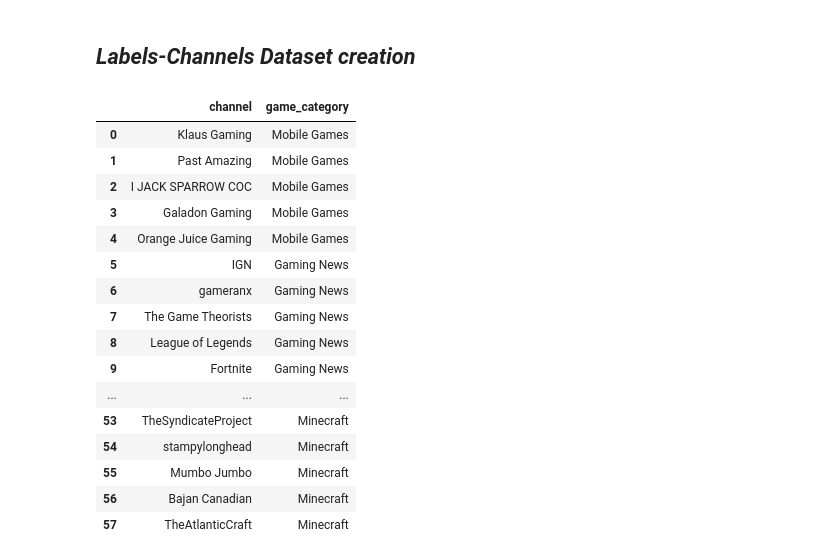
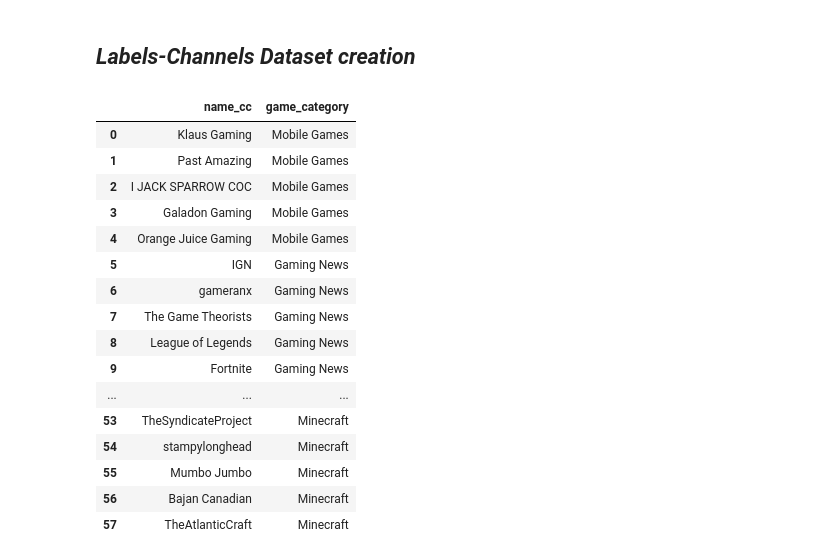
Before and after one commit to epfl-ada/ada-2023-project-analyticavengers2023, a Jupyter notebook: preprocessing.ipynb, the cells around one changed output. Drawn from its saved outputs; the diff is of its cells as text; code cells hidden in the pictures.

```diff
--- a/preprocessing.ipynb
+++ b/preprocessing.ipynb
@@ -24,35 +24,35 @@ pd.options.plotting.backend = "plotly"
 # %%
 # Channel names and their respective game categories
 channels_data = {
-    'channel': ['Klaus Gaming', 'Past Amazing', 'I JACK SPARROW COC', 'Galadon Gaming', 'Orange Juice Gaming',
+    'name_cc': ['Klaus Gaming', 'Past Amazing', 'I JACK SPARROW COC', 'Galadon Gaming', 'Orange Juice Gaming',
                 'IGN', 'gameranx', 'The Game Theorists', 'League of Legends', 'Fortnite', 'PlayStation',
                 'Rockstar Games', 'Clash Royale', 'Clash of Clans',
-                'LipsyJimmy', 'speedyw03', 'KjraGaming', 'XpertThief', 'DarkViperAU',
+                'LispyJimmy', 'speedyw03', 'KjraGaming', 'XpertThief', 'DarkViperAU',
                 'Pianta', 'SkinSpotlights', 'KingStix', 'Trick2G', 'MagikarpUsedFly',
                 'Miniminter', 'Castro1021', 'NepentheZ', 'AA9skillz', 'ZwebackHD', 'bateson87',
                 'MrDalekJD', 'FaZe Clan', 'RaidAway', 'TheXclusiveAce', 'TheGamingRevolution',
                 'Ninja', 'Ali-A', 'Lachlan', 'LazarBeam', 'Tfue', 'BCC Trolling', 'Muselk',
-                'aLexBY11', 'Ceeday', 'Shround', 'Fitz', 'Daequan Loco',
-                'DanTDM', 'PopularMMOs', 'SSundee', 'LogdotZip', 'Sky Does Everything',
+                'aLexBY11', 'Ceeday', 'Shroud', 'Fitz', 'Daequan Loco',
+                'DanTDM', 'PopularMMOs', 'SSundee', 'Logdotzip', 'Sky Does Everything',
                 'CaptainSparklez', 'TheSyndicateProject', 'stampylonghead', 'Mumbo Jumbo',
                 'Bajan Canadian', 'TheAtlanticCraft'],
     'game_category': ['Mobile Games'] * 5 +
                      ['Gaming News'] * 9 +
                      ['GTA'] * 5 +
                      ['LOL'] * 5 +
                      ['FIFA'] * 6 +
                      ['COD'] * 5 +
                      ['Fortnite'] * 12 +
                      ['Minecraft'] * 11
 }
 
 # Create the DataFrame
 gaming_channels_df = pd.DataFrame(channels_data)
 
 # Display the DataFrame
 display(gaming_channels_df)
 # %% [output]
-|  | channel | game_category |
+|  | name_cc | game_category |
 | 0 | Klaus Gaming | Mobile Games |
 | 1 | Past Amazing | Mobile Games |
 | 2 | I JACK SPARROW COC | Mobile Games |
```
